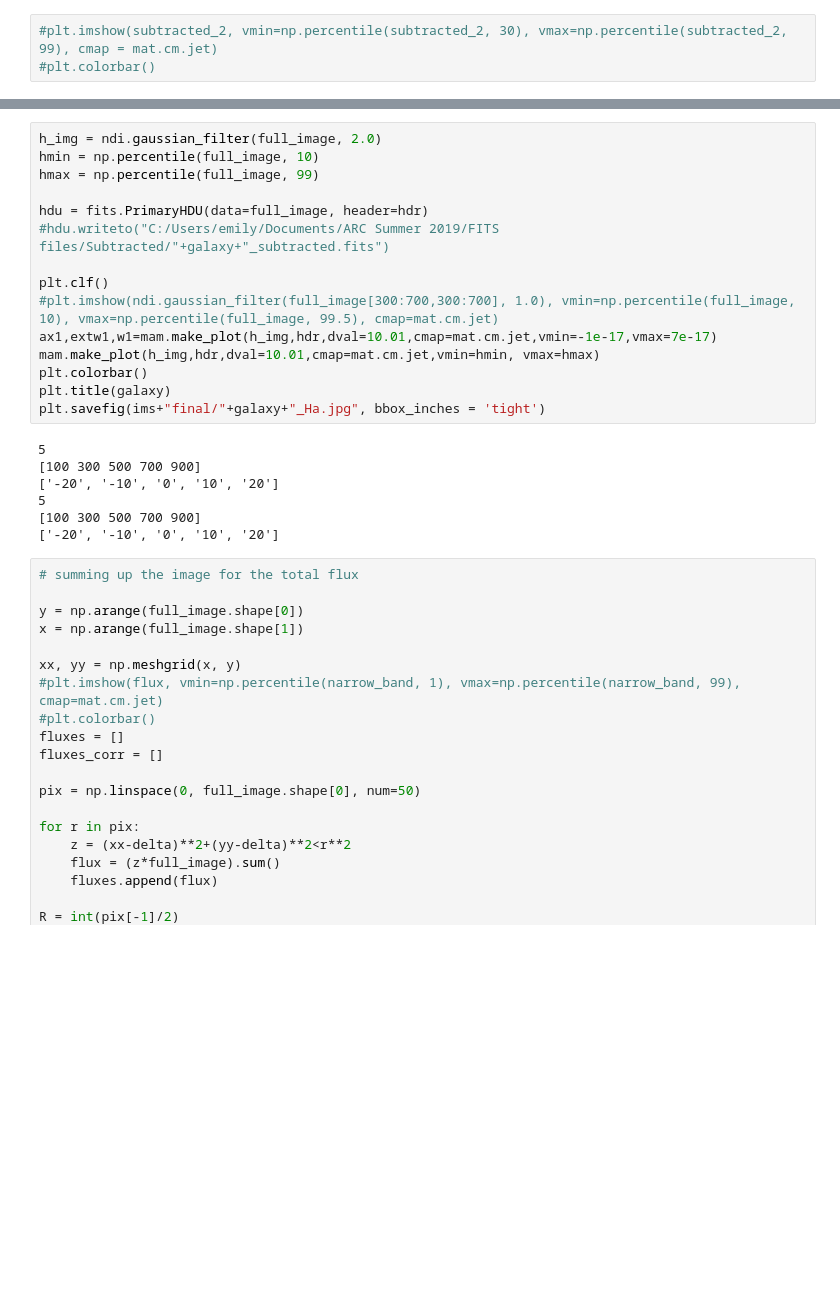
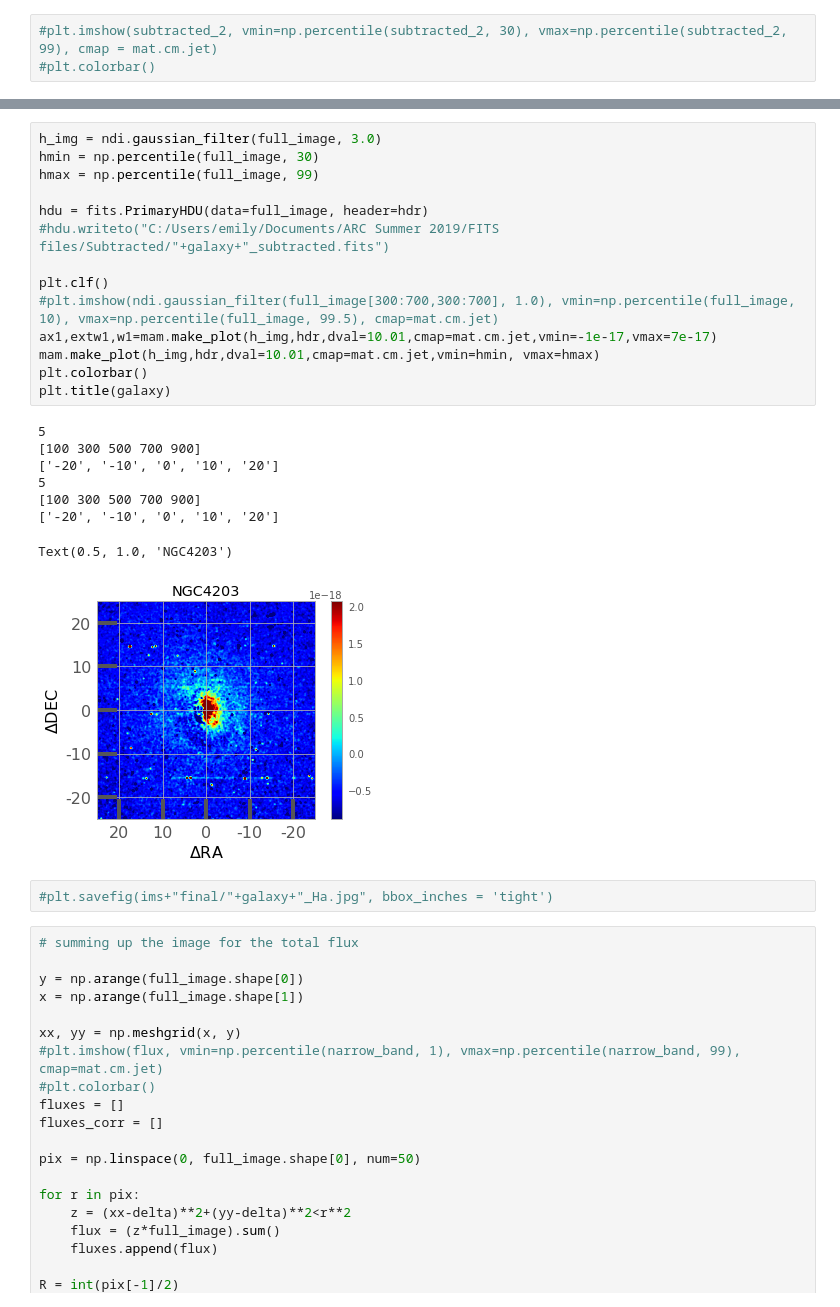
Before and after one commit to cosmologie/H_alpha_scripts, a Jupyter notebook: H_alpha_continuum_subtraction_NGC4203.ipynb, the cells around one changed output, grey strips where cells are left out. Saved outputs shown, nothing was run; the diff lists cells and outputs as text; blank space fills up the shorter version.

```diff
--- a/H_alpha_continuum_subtraction_NGC4203.ipynb
+++ b/H_alpha_continuum_subtraction_NGC4203.ipynb
@@ -172,25 +170,28 @@ hdr.set('target', 'NGC4203', 'target name')
 # %%
-h_img = ndi.gaussian_filter(full_image, 2.0)
-hmin = np.percentile(full_image, 10)
+h_img = ndi.gaussian_filter(full_image, 3.0)
+hmin = np.percentile(full_image, 30)
 hmax = np.percentile(full_image, 99)
 
 hdu = fits.PrimaryHDU(data=full_image, header=hdr)
 #hdu.writeto("C:/Users/emily/Documents/ARC Summer 2019/FITS files/Subtracted/"+galaxy+"_subtracted.fits")
 
 plt.clf()
 #plt.imshow(ndi.gaussian_filter(full_image[300:700,300:700], 1.0), vmin=np.percentile(full_image, 10), vmax=np.percentile(full_image, 99.5), cmap=mat.cm.jet)
 ax1,extw1,w1=mam.make_plot(h_img,hdr,dval=10.01,cmap=mat.cm.jet,vmin=-1e-17,vmax=7e-17)
 mam.make_plot(h_img,hdr,dval=10.01,cmap=mat.cm.jet,vmin=hmin, vmax=hmax)
 plt.colorbar()
 plt.title(galaxy)
-plt.savefig(ims+"final/"+galaxy+"_Ha.jpg", bbox_inches = 'tight')
 # %% [output]
 5
 [100 300 500 700 900]
 ['-20', '-10', '0', '10', '20']
 5
 [100 300 500 700 900]
 ['-20', '-10', '0', '10', '20']
+Text(0.5, 1.0, 'NGC4203')
+[figure, added]
+# %%
+#plt.savefig(ims+"final/"+galaxy+"_Ha.jpg", bbox_inches = 'tight')
 # %%
 # summing up the image for the total flux
 
```
Also changed, not shown: parts of 4 cells of this notebook, 3 other files.
